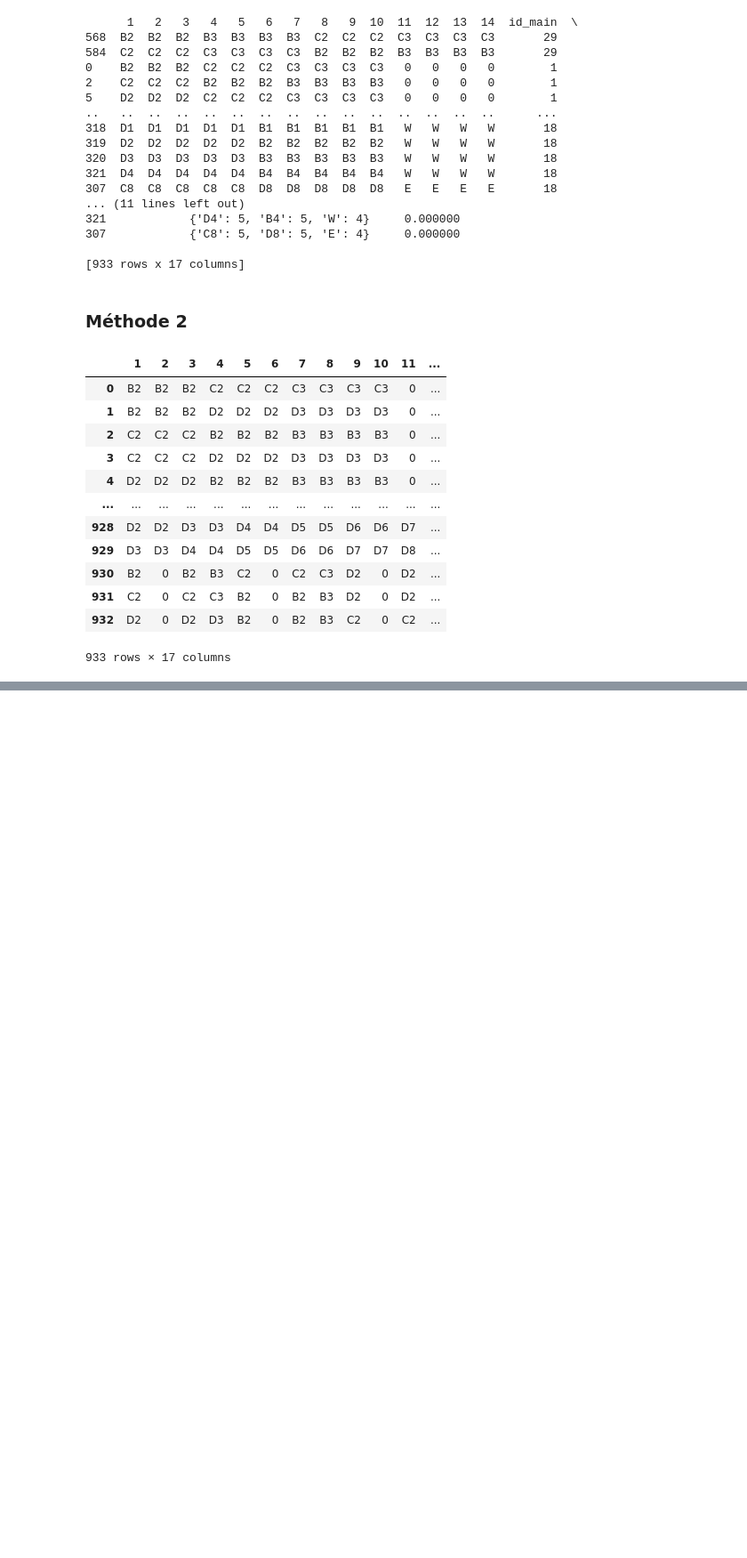
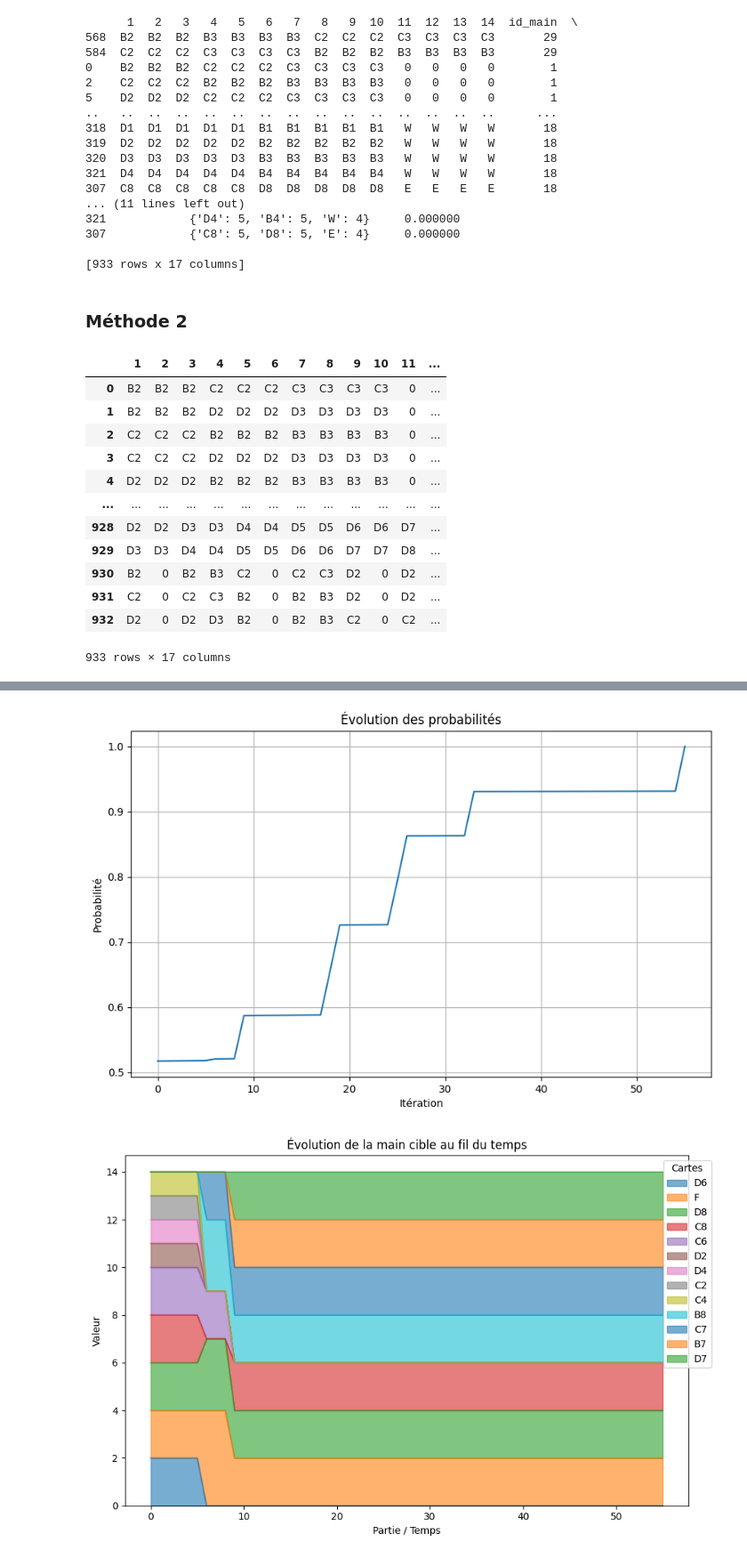
Before and after one commit to gerard-loic/sparrow, a Jupyter notebook: notebooks/generation-mains.ipynb, the cells around one changed output, grey strips where cells are left out. Shown at 89% size. Drawn from its saved outputs; the diff is of its cells as text; code cells hidden in the pictures; blank space fills up the shorter version.

```diff
--- a/notebooks/generation-mains.ipynb
+++ b/notebooks/generation-mains.ipynb
@@ -675,0 +653,11 @@ Tuile D6
+# %%
+import random
+
+#Mélange du deck
+deckMelange = []
+for cle, nombre in deck.items():
+    deckMelange.extend([cle] * nombre)
+
+# Réorganiser aléatoirement
+random.shuffle(deckMelange)
+deckMelange
@@ -675,0 +870,26 @@ Tuile D6
+# %%
+import matplotlib.pyplot as plt
+
+# Créer le graphique
+plt.figure(figsize=(10, 6))
+plt.plot(stats['probabilites'])
+plt.xlabel('Itération')
+plt.ylabel('Probabilité')
+plt.title('Évolution des probabilités')
+plt.grid(True)
+plt.show()
+
+# Convertir les dictionnaires en colonnes
+main_expanded = pd.json_normalize(stats['mainCible'])
+
+# Graphique en aires empilées
+main_expanded.plot(kind='area', stacked=True, alpha=0.6, figsize=(10, 6))
+plt.title("Évolution de la main cible au fil du temps")
+plt.xlabel("Partie / Temps")
+plt.ylabel("Valeur")
+plt.legend(title="Cartes", bbox_to_anchor=(1.05, 1))
+plt.tight_layout()
+plt.show()
+# %% [output]
+[figure, added]
+[figure, added]
```
Also changed, not shown: parts of 5 cells of this notebook, 17 other files.
